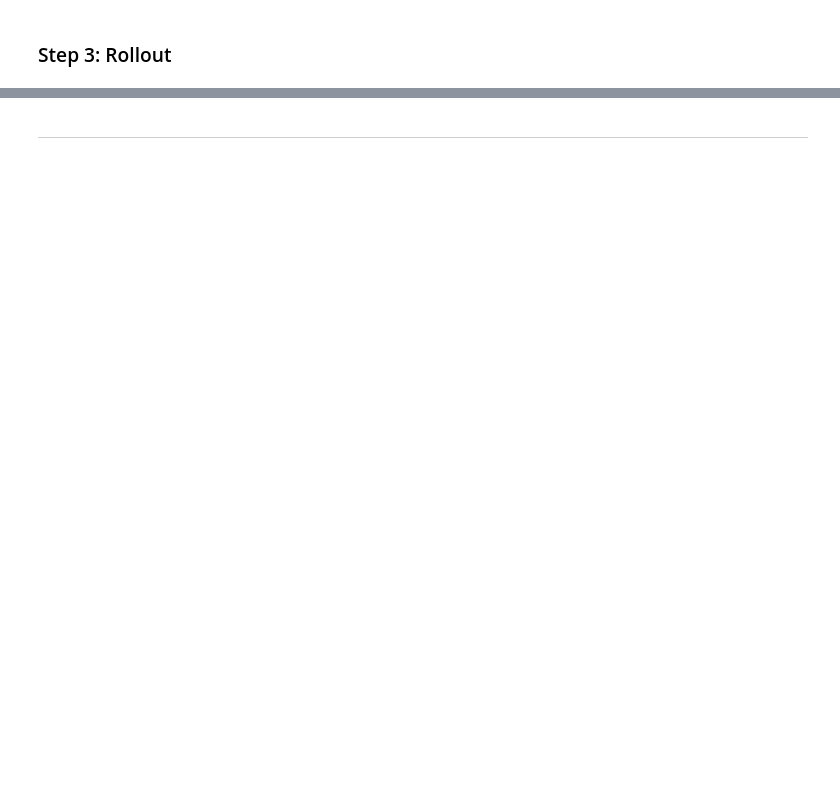
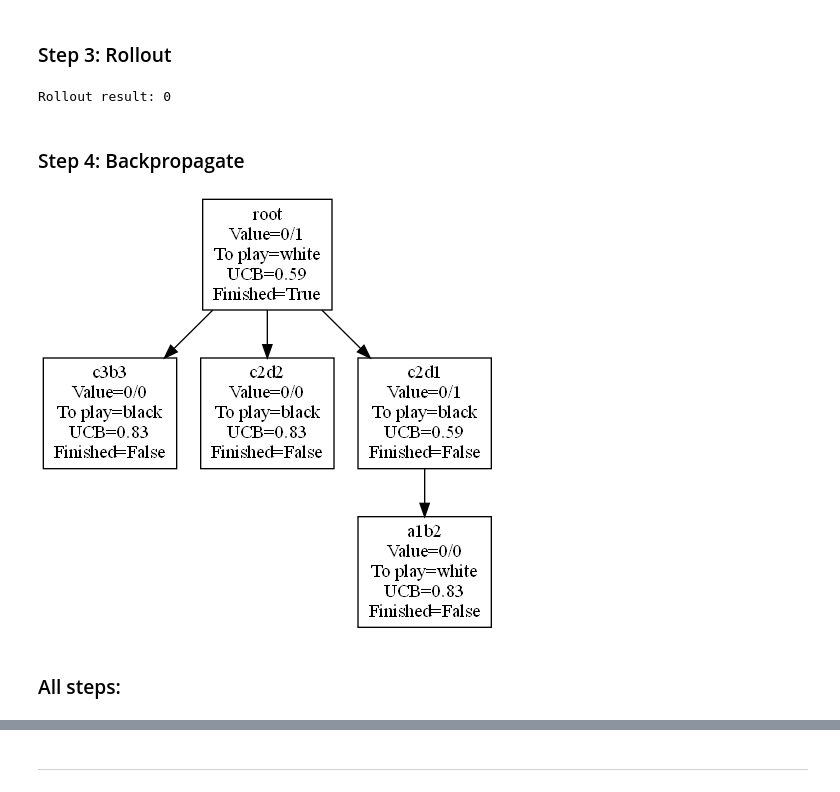
Before and after one commit to EAndrade-Lotero/ChessFinalistMCTS, a Jupyter notebook: notebooks/test_trees.ipynb, the cells around one changed output, grey strips where cells are left out. Drawn from its saved outputs; the diff is of its cells as text; code cells hidden in the pictures; blank space fills up the shorter version.

```diff
--- a/notebooks/test_trees.ipynb
+++ b/notebooks/test_trees.ipynb
@@ -36,8 +36,9 @@ array([0.05882353, 0.05882353, 0.05882353, 0.05882353, 0.05882353,
 # %%
 params = {
     "sim_limit": 3,
-    "beam_width": 2,
     "ucb_constant": 1,
+    "beam_width":3,
+    "n_iterations": 3,
     "rng":rng
 }
 
@@ -92,2 +102,9 @@ tree.game.initial_state
 # %% [markdown]
 ### Step 3: Rollout
+# %%
+rollout_result = tree.make_rollout(node)
+print("Rollout result:", rollout_result)
+# %% [output]
+Rollout result: 0
+# %% [markdown]
+### Step 4: Backpropagate
@@ -93,0 +113,7 @@ tree.game.initial_state
+# %%
+png_data = tree.to_pydot().create_png()
+display(Image(png_data))
+# %% [output]
+[figure, added]
+# %% [markdown]
+### All steps:
```
Also changed, not shown: parts of 22 cells of this notebook, 1 other file.
